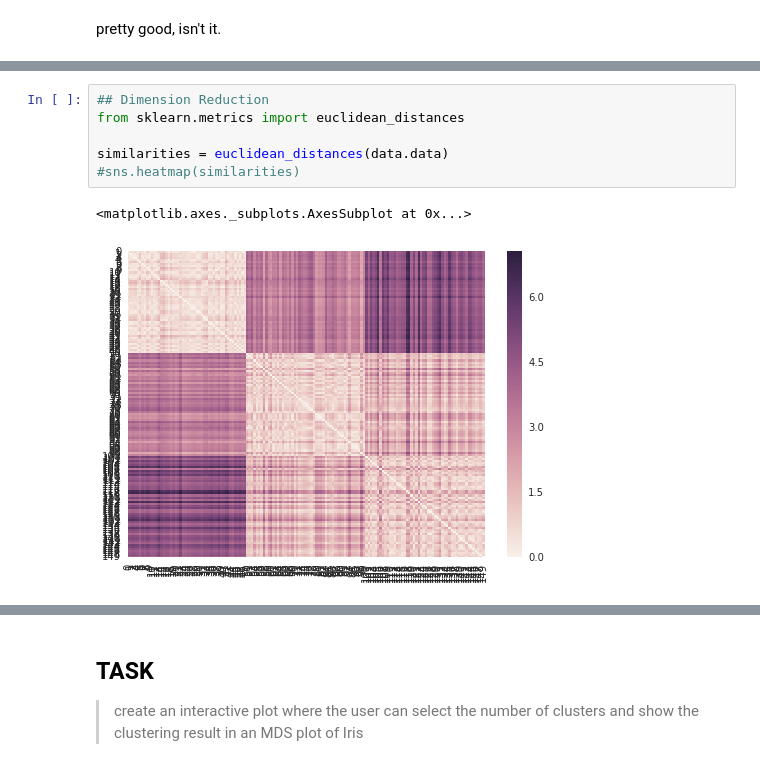
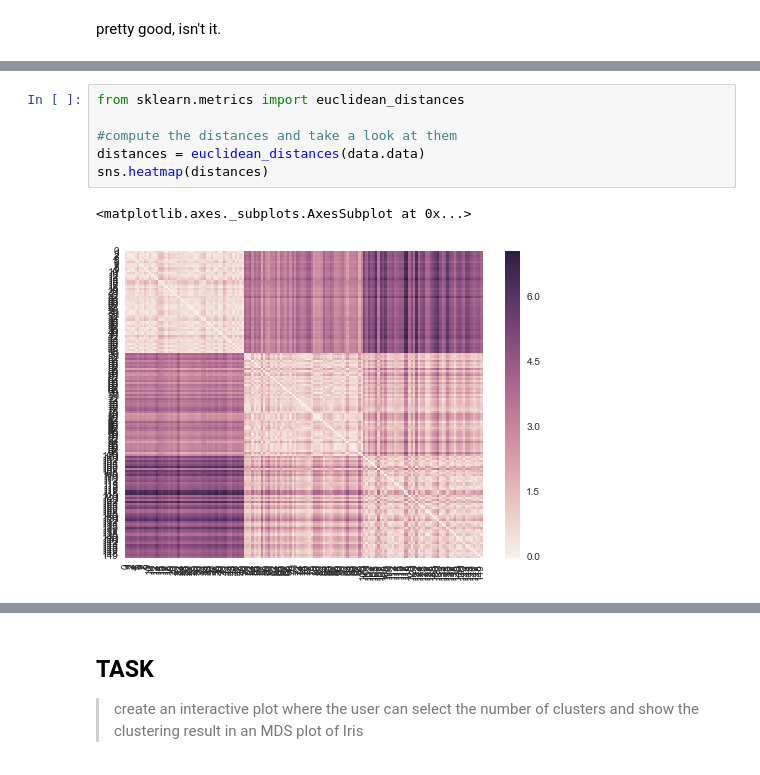
Before and after one commit to sgratzl/ipython-tutorial-VA2015, a Jupyter notebook: 04_MachineLearning.ipynb, the cells around one changed output, grey strips where cells are left out. Drawn from its saved outputs; the diff is of its cells as text.

```diff
--- a/04_MachineLearning.ipynb
+++ b/04_MachineLearning.ipynb
@@ -157,11 +167,11 @@ pretty good, isn't it.
 # %%
-## Dimension Reduction
 from sklearn.metrics import euclidean_distances
 
-similarities = euclidean_distances(data.data)
-#sns.heatmap(similarities)
+#compute the distances and take a look at them
+distances = euclidean_distances(data.data)
+sns.heatmap(distances)
 # %% [output]
 <matplotlib.axes._subplots.AxesSubplot at 0x...>
-[figure, old version]
+[figure, new version]
 # %%
 from sklearn import manifold
```
Also changed, not shown: parts of 11 cells of this notebook, 3 other files.
